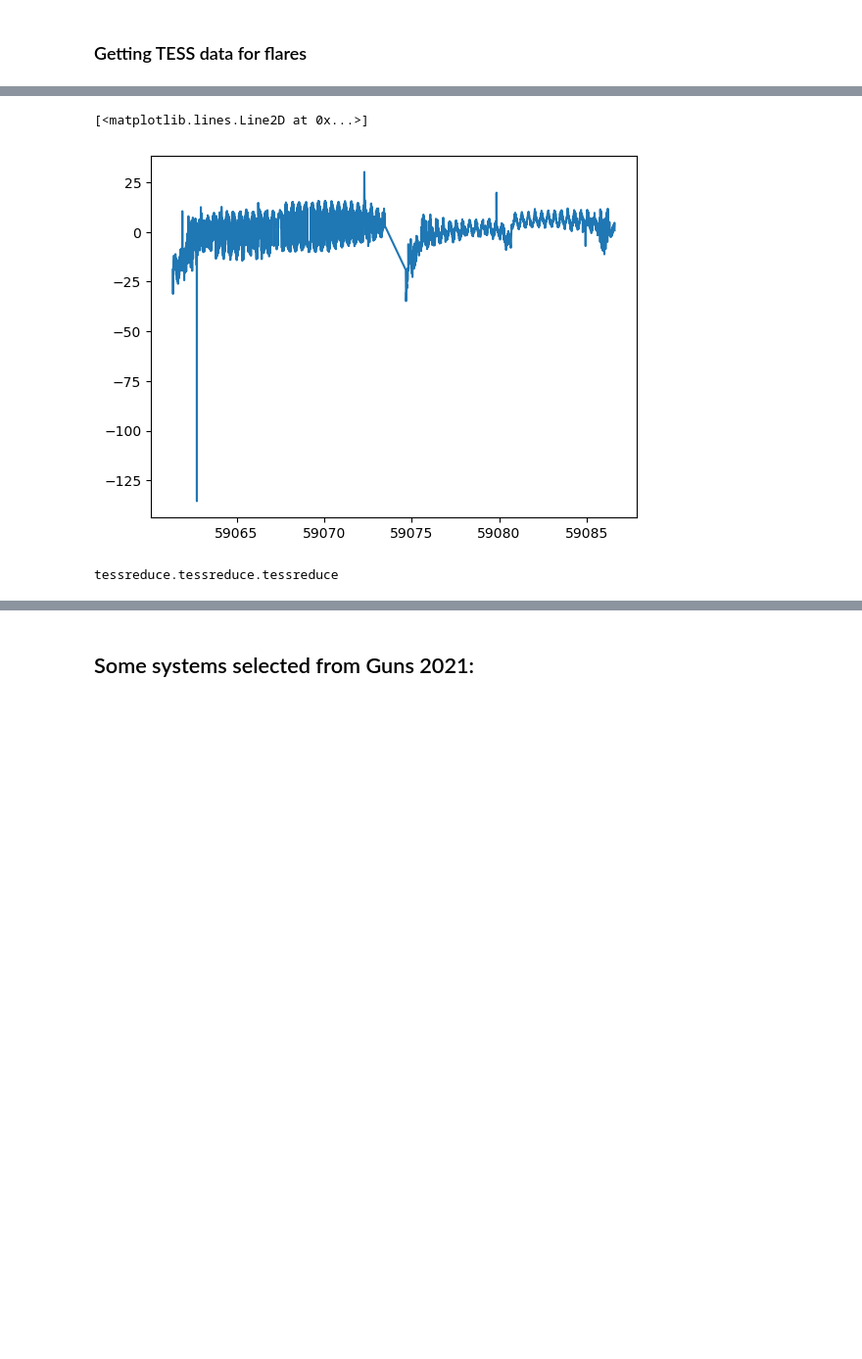
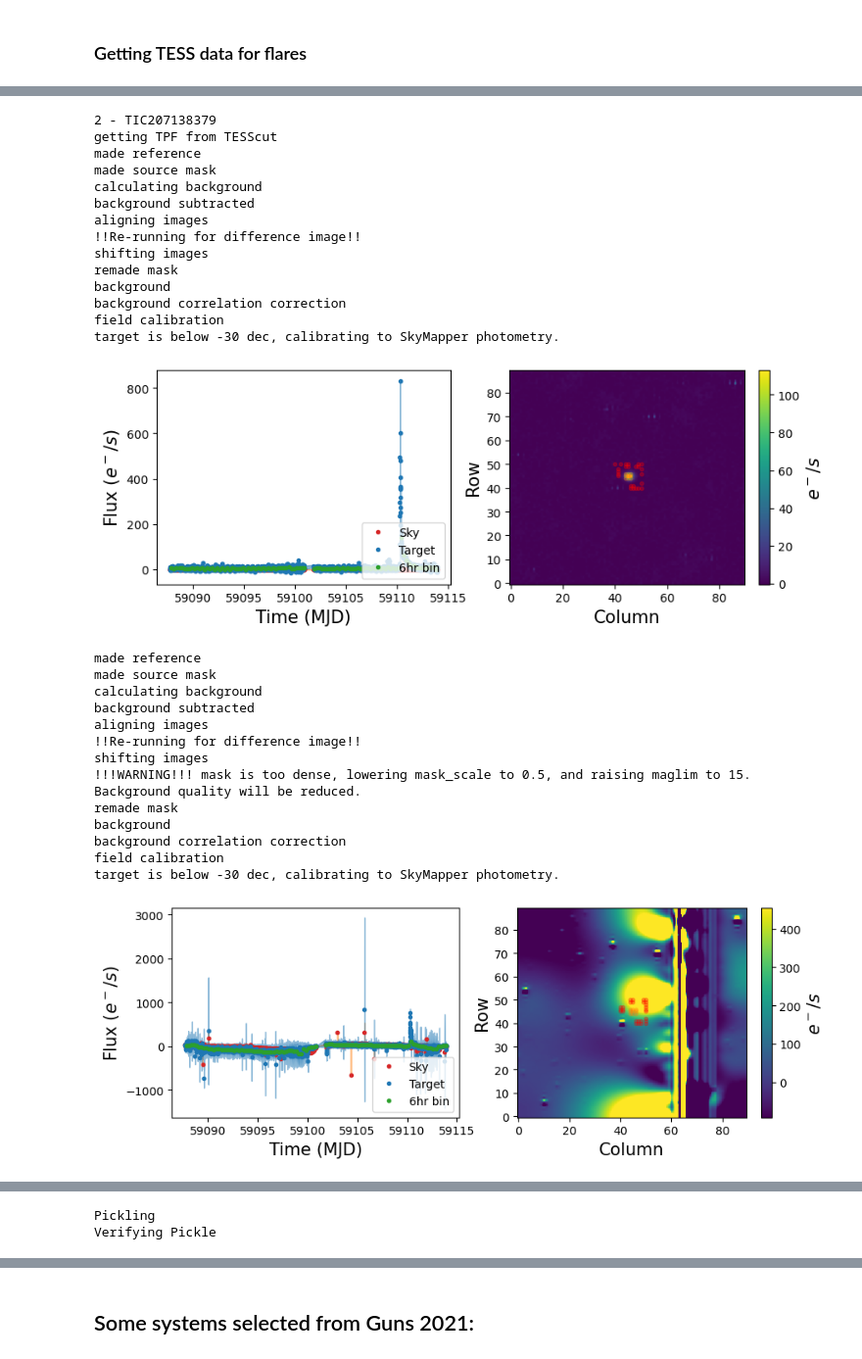
Before and after one commit to VishnuGade/SPT_Flares, a Jupyter notebook: extracting_TESS_lc.ipynb, the cells around one changed output, grey strips where cells are left out. Shown at 98% size. Cells and saved outputs as stored; diff of their text form; code cells hidden in the pictures; blank space fills up the shorter version.

Commit message:
Saved SPT_TESS flare lcs

```diff
--- a/extracting_TESS_lc.ipynb
+++ b/extracting_TESS_lc.ipynb
@@ -216,13 +218,3 @@ for i in range(len(spt_tess_candidates)):
 [figure]
 # %% [markdown]
 ### Getting TESS data for flares
-# %%
-cflare = spt_tess_candidates.iloc[0]
-ra = cflare['ra']
-if ra < 0: ra += 360
-dec = cflare['dec']
-# c = SkyCoord(ra=ra*u.degree, dec=dec*u.degree)
-sectors = cflare['sectors']
-# data_prods = lk.search_tesscut(c, [sector for sector in sectors])
-tess_obs = tr.tessreduce(ra= ra, dec= dec, sector = sectors[0])
-tess_obs.reduce()
@@ -231,12 +221,56 @@ getting TPF from TESScut
-# %%
-tess_obs.to_flux()
-lc = tess_obs.lc
-lc.shape
-plt.plot(lc[0], lc[1])
-# %% [output]
-[<matplotlib.lines.Line2D at 0x...>]
-[figure, removed]
-# %%
-type(tess_obs)
-# %% [output]
-tessreduce.tessreduce.tessreduce
+# %%
+for i, flare in spt_tess_candidates.iterrows():
+    if (i == 0 or i == 1): continue
+    print(i, '-', flare['TIC'])
+    ra = flare['ra']
+    if ra < 0: ra += 360
+    dec = flare['dec']
+    sectors = flare['sectors']
+    tess_obs = tr.tessreduce(ra= ra, dec= dec, sector = sectors[0])
+    tess_obs.reduce()
+
+    tess_obs.to_flux()
+    lc = tess_obs.lc
+    lc.shape
+    plt.plot(lc[0], lc[1])
+
+    print("Pickling")
+    dbfile = open(f'{flare["TIC"]}_TR_LC', 'ab')
+    pickle.dump(lc, dbfile)
+    dbfile.close()
+
+    print("Verifying Pickle")
+    dbfile = open(f'{flare["TIC"]}_TR_LC', 'rb')
+    lc = pickle.load(dbfile)
+    dbfile.close()
+    plt.plot(lc[0], lc[1])
+# %% [output]
+2 - TIC207138379
+getting TPF from TESScut
+made reference
+made source mask
+calculating background
+background subtracted
+aligning images
+!!Re-running for difference image!!
+shifting images
+remade mask
+background
+background correlation correction
+field calibration
+target is below -30 dec, calibrating to SkyMapper photometry.
+[figure, added]
+made reference
+made source mask
+calculating background
+background subtracted
+aligning images
+!!Re-running for difference image!!
+shifting images
+!!!WARNING!!! mask is too dense, lowering mask_scale to 0.5, and raising maglim to 15. Background quality will be reduced.
+remade mask
+background
+background correlation correction
+field calibration
+target is below -30 dec, calibrating to SkyMapper photometry.
+[figure, added]
@@ -242,0 +309,2 @@ tessreduce.tessreduce.tessreduce
+Pickling
+Verifying Pickle
```
Also changed, not shown: parts of 3 cells of this notebook, 4 other files.
